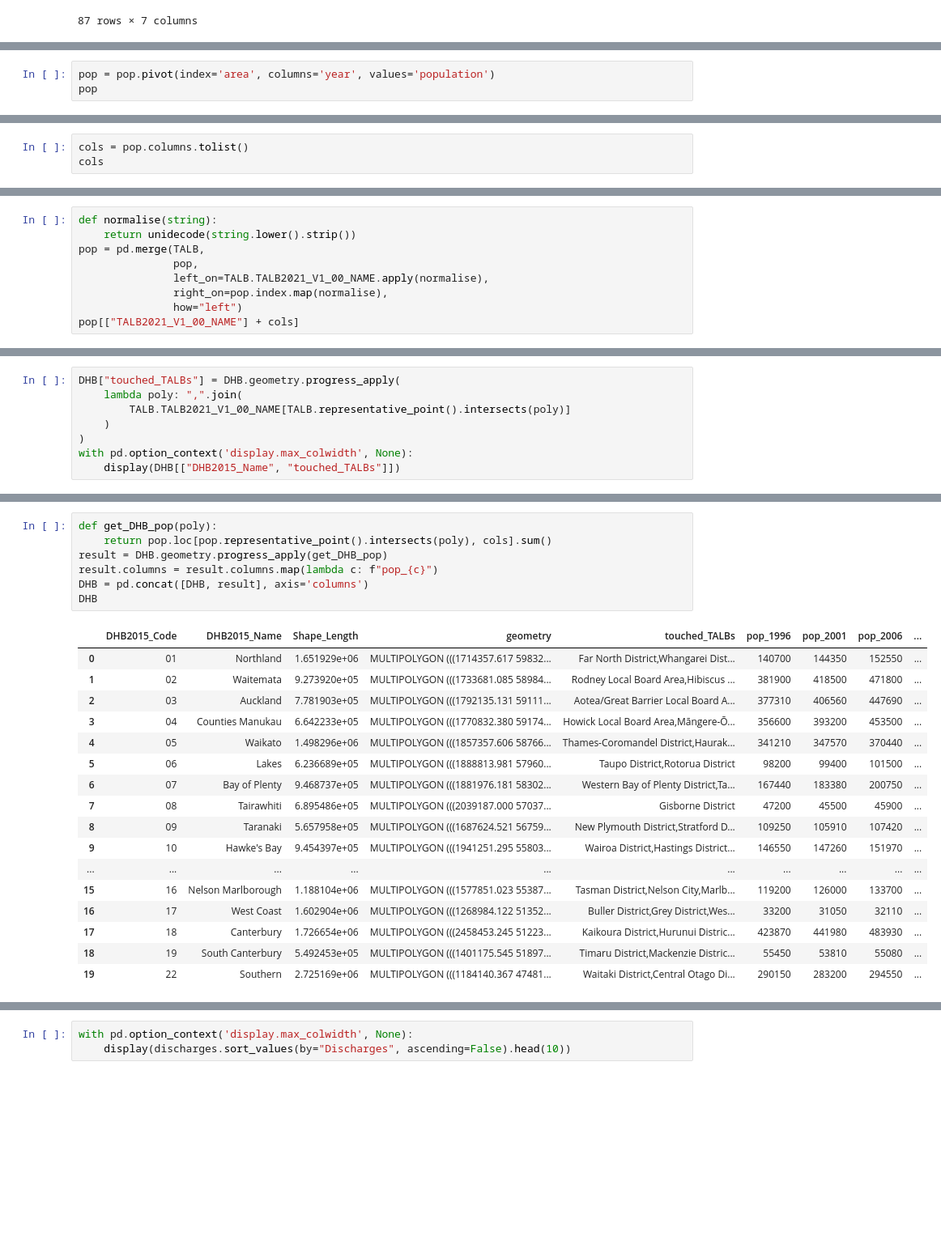
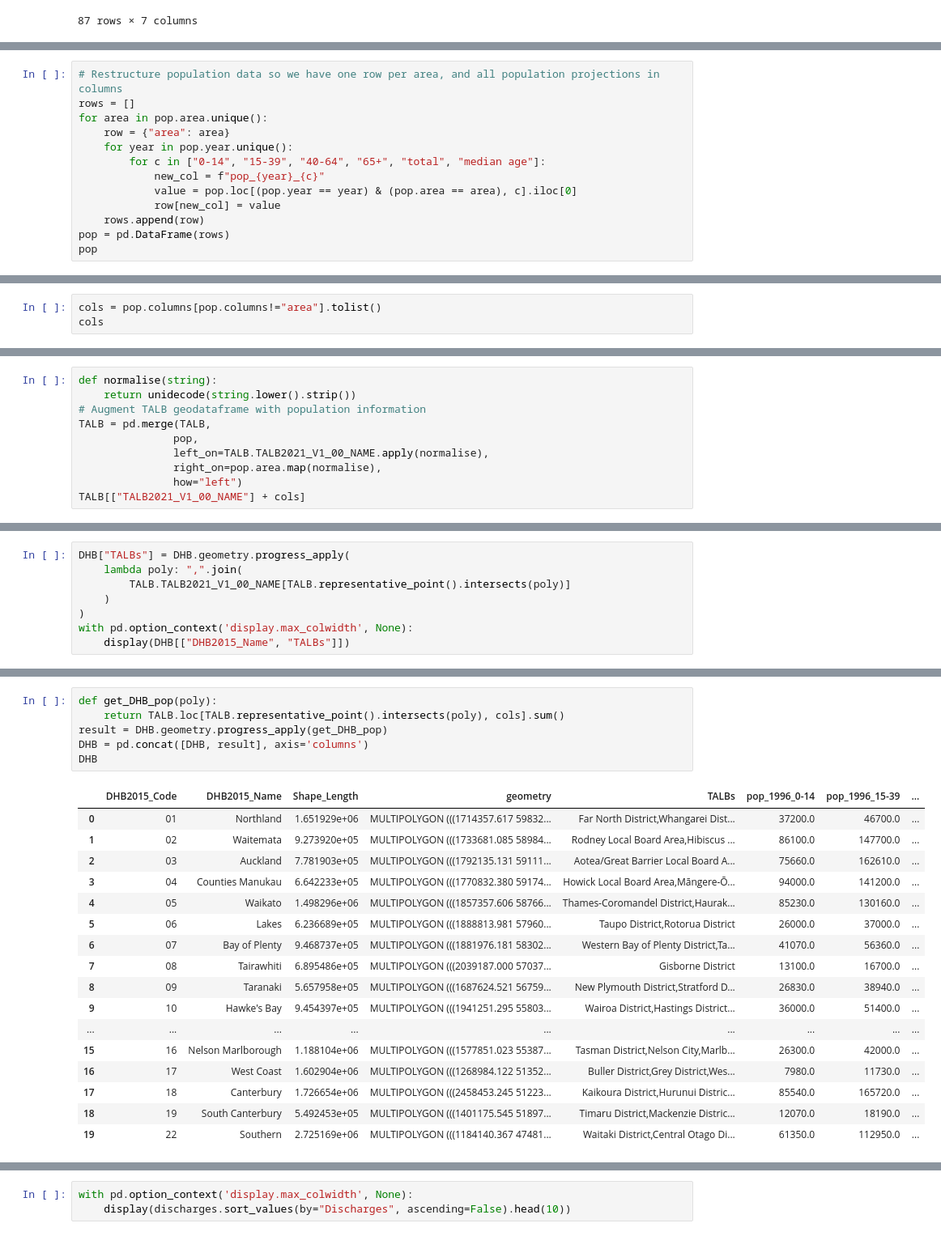
Before and after one commit to UoA-eResearch/hospitals_nz, a Jupyter notebook: train.ipynb, the cells around one changed output, grey strips where cells are left out. Shown at 81% size. Cells and saved outputs as stored; diff of their text form; blank space fills up the shorter version.

```diff
--- a/train.ipynb
+++ b/train.ipynb
@@ -131,6 +152,16 @@ pop[pop.area.str.contains("local")].pivot(index='year', columns='area', values='
 <AxesSubplot:xlabel='year'>
 [figure]
 # %%
-pop = pop.pivot(index='area', columns='year', values='population')
+# Restructure population data so we have one row per area, and all population projections in columns
+rows = []
+for area in pop.area.unique():
+    row = {"area": area}
+    for year in pop.year.unique():
+        for c in ["0-14", "15-39", "40-64", "65+", "total", "median age"]:
+            new_col = f"pop_{year}_{c}"
+            value = pop.loc[(pop.year == year) & (pop.area == area), c].iloc[0]
+            row[new_col] = value
+    rows.append(row)
+pop = pd.DataFrame(rows)
 pop
 # %% [output]
@@ -151,4 +181,4 @@ pop
 # %%
-cols = pop.columns.tolist()
+cols = pop.columns[pop.columns!="area"].tolist()
 cols
 # %% [output]
@@ -186,10 +222,11 @@ Index(['Albert-Eden local board area', 'Aotea/Great Barrier local board area',
 # %%
 def normalise(string):
     return unidecode(string.lower().strip())
-pop = pd.merge(TALB,
+# Augment TALB geodataframe with population information
+TALB = pd.merge(TALB,
                pop,
                left_on=TALB.TALB2021_V1_00_NAME.apply(normalise),
-               right_on=pop.index.map(normalise),
+               right_on=pop.area.map(normalise),
                how="left")
-pop[["TALB2021_V1_00_NAME"] + cols]
+TALB[["TALB2021_V1_00_NAME"] + cols]
 # %% [output]
@@ -228,11 +265,11 @@ ax.set_ylim(AKL_bounds[1], AKL_bounds[3])
 (5838535.953499794, 6001802.168700218)
 [figure]
 # %%
-DHB["touched_TALBs"] = DHB.geometry.progress_apply(
+DHB["TALBs"] = DHB.geometry.progress_apply(
     lambda poly: ",".join(
         TALB.TALB2021_V1_00_NAME[TALB.representative_point().intersects(poly)]
     )
 )
 with pd.option_context('display.max_colwidth', None):
-    display(DHB[["DHB2015_Name", "touched_TALBs"]])
+    display(DHB[["DHB2015_Name", "TALBs"]])
 # %% [output]
@@ -272,25 +293,24 @@ pop
 # %%
 def get_DHB_pop(poly):
-    return pop.loc[pop.representative_point().intersects(poly), cols].sum()
+    return TALB.loc[TALB.representative_point().intersects(poly), cols].sum()
 result = DHB.geometry.progress_apply(get_DHB_pop)
-result.columns = result.columns.map(lambda c: f"pop_{c}")
 DHB = pd.concat([DHB, result], axis='columns')
 DHB
 # %% [output]
-|  | DHB2015_Code | DHB2015_Name | Shape_Length | geometry | touched_TALBs | pop_1996 | pop_2001 | pop_2006 | ... |
-| 0 | 01 | Northland | 1.651929e+06 | MULTIPOLYGON (((1714357.617 59832... | Far North District,Whangarei Dist... | 140700 | 144350 | 152550 | ... |
-| 1 | 02 | Waitemata | 9.273920e+05 | MULTIPOLYGON (((1733681.085 58984... | Rodney Local Board Area,Hibiscus ... | 381900 | 418500 | 471800 | ... |
-| 2 | 03 | Auckland | 7.781903e+05 | MULTIPOLYGON (((1792135.131 59111... | Aotea/Great Barrier Local Board A... | 377310 | 406560 | 447690 | ... |
-| 3 | 04 | Counties Manukau | 6.642233e+05 | MULTIPOLYGON (((1770832.380 59174... | Howick Local Board Area,Māngere-Ō... | 356600 | 393200 | 453500 | ... |
-| 4 | 05 | Waikato | 1.498296e+06 | MULTIPOLYGON (((1857357.606 58766... | Thames-Coromandel District,Haurak... | 341210 | 347570 | 370440 | ... |
-| 5 | 06 | Lakes | 6.236689e+05 | MULTIPOLYGON (((1888813.981 57960... | Taupo District,Rotorua District | 98200 | 99400 | 101500 | ... |
-| 6 | 07 | Bay of Plenty | 9.468737e+05 | MULTIPOLYGON (((1881976.181 58302... | Western Bay of Plenty District,Ta... | 167440 | 183380 | 200750 | ... |
-| 7 | 08 | Tairawhiti | 6.895486e+05 | MULTIPOLYGON (((2039187.000 57037... | Gisborne District | 47200 | 45500 | 45900 | ... |
-| 8 | 09 | Taranaki | 5.657958e+05 | MULTIPOLYGON (((1687624.521 56759... | New Plymouth District,Stratford D... | 109250 | 105910 | 107420 | ... |
-| 9 | 10 | Hawke's Bay | 9.454397e+05 | MULTIPOLYGON (((1941251.295 55803... | Wairoa District,Hastings District... | 146550 | 147260 | 151970 | ... |
-| ... | ... | ... | ... | ... | ... | ... | ... | ... | ... |
-| 15 | 16 | Nelson Marlborough | 1.188104e+06 | MULTIPOLYGON (((1577851.023 55387... | Tasman District,Nelson City,Marlb... | 119200 | 126000 | 133700 | ... |
-| 16 | 17 | West Coast | 1.602904e+06 | MULTIPOLYGON (((1268984.122 51352... | Buller District,Grey District,Wes... | 33200 | 31050 | 32110 | ... |
-| 17 | 18 | Canterbury | 1.726654e+06 | MULTIPOLYGON (((2458453.245 51223... | Kaikoura District,Hurunui Distric... | 423870 | 441980 | 483930 | ... |
-| 18 | 19 | South Canterbury | 5.492453e+05 | MULTIPOLYGON (((1401175.545 51897... | Timaru District,Mackenzie Distric... | 55450 | 53810 | 55080 | ... |
-| 19 | 22 | Southern | 2.725169e+06 | MULTIPOLYGON (((1184140.367 47481... | Waitaki District,Central Otago Di... | 290150 | 283200 | 294550 | ... |
+|  | DHB2015_Code | DHB2015_Name | Shape_Length | geometry | TALBs | pop_1996_0-14 | pop_1996_15-39 | ... |
+| 0 | 01 | Northland | 1.651929e+06 | MULTIPOLYGON (((1714357.617 59832... | Far North District,Whangarei Dist... | 37200.0 | 46700.0 | ... |
+| 1 | 02 | Waitemata | 9.273920e+05 | MULTIPOLYGON (((1733681.085 58984... | Rodney Local Board Area,Hibiscus ... | 86100.0 | 147700.0 | ... |
+| 2 | 03 | Auckland | 7.781903e+05 | MULTIPOLYGON (((1792135.131 59111... | Aotea/Great Barrier Local Board A... | 75660.0 | 162610.0 | ... |
+| 3 | 04 | Counties Manukau | 6.642233e+05 | MULTIPOLYGON (((1770832.380 59174... | Howick Local Board Area,Māngere-Ō... | 94000.0 | 141200.0 | ... |
+| 4 | 05 | Waikato | 1.498296e+06 | MULTIPOLYGON (((1857357.606 58766... | Thames-Coromandel District,Haurak... | 85230.0 | 130160.0 | ... |
+| 5 | 06 | Lakes | 6.236689e+05 | MULTIPOLYGON (((1888813.981 57960... | Taupo District,Rotorua District | 26000.0 | 37000.0 | ... |
+| 6 | 07 | Bay of Plenty | 9.468737e+05 | MULTIPOLYGON (((1881976.181 58302... | Western Bay of Plenty District,Ta... | 41070.0 | 56360.0 | ... |
+| 7 | 08 | Tairawhiti | 6.895486e+05 | MULTIPOLYGON (((2039187.000 57037... | Gisborne District | 13100.0 | 16700.0 | ... |
+| 8 | 09 | Taranaki | 5.657958e+05 | MULTIPOLYGON (((1687624.521 56759... | New Plymouth District,Stratford D... | 26830.0 | 38940.0 | ... |
+| 9 | 10 | Hawke's Bay | 9.454397e+05 | MULTIPOLYGON (((1941251.295 55803... | Wairoa District,Hastings District... | 36000.0 | 51400.0 | ... |
+| ... | ... | ... | ... | ... | ... | ... | ... | ... |
+| 15 | 16 | Nelson Marlborough | 1.188104e+06 | MULTIPOLYGON (((1577851.023 55387... | Tasman District,Nelson City,Marlb... | 26300.0 | 42000.0 | ... |
+| 16 | 17 | West Coast | 1.602904e+06 | MULTIPOLYGON (((1268984.122 51352... | Buller District,Grey District,Wes... | 7980.0 | 11730.0 | ... |
+| 17 | 18 | Canterbury | 1.726654e+06 | MULTIPOLYGON (((2458453.245 51223... | Kaikoura District,Hurunui Distric... | 85540.0 | 165720.0 | ... |
+| 18 | 19 | South Canterbury | 5.492453e+05 | MULTIPOLYGON (((1401175.545 51897... | Timaru District,Mackenzie Distric... | 12070.0 | 18190.0 | ... |
+| 19 | 22 | Southern | 2.725169e+06 | MULTIPOLYGON (((1184140.367 47481... | Waitaki District,Central Otago Di... | 61350.0 | 112950.0 | ... |
```
Also changed, not shown: parts of 46 cells of this notebook, 2 other files.
